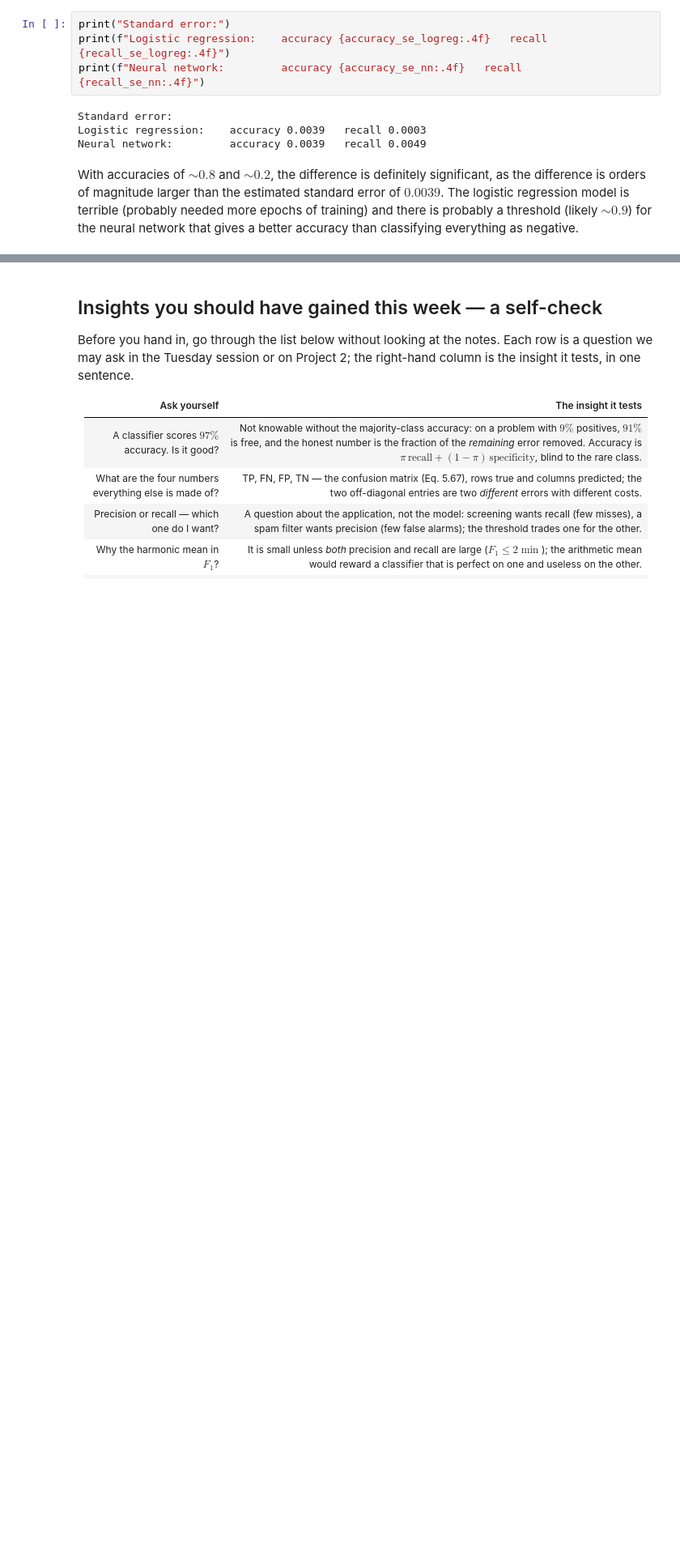
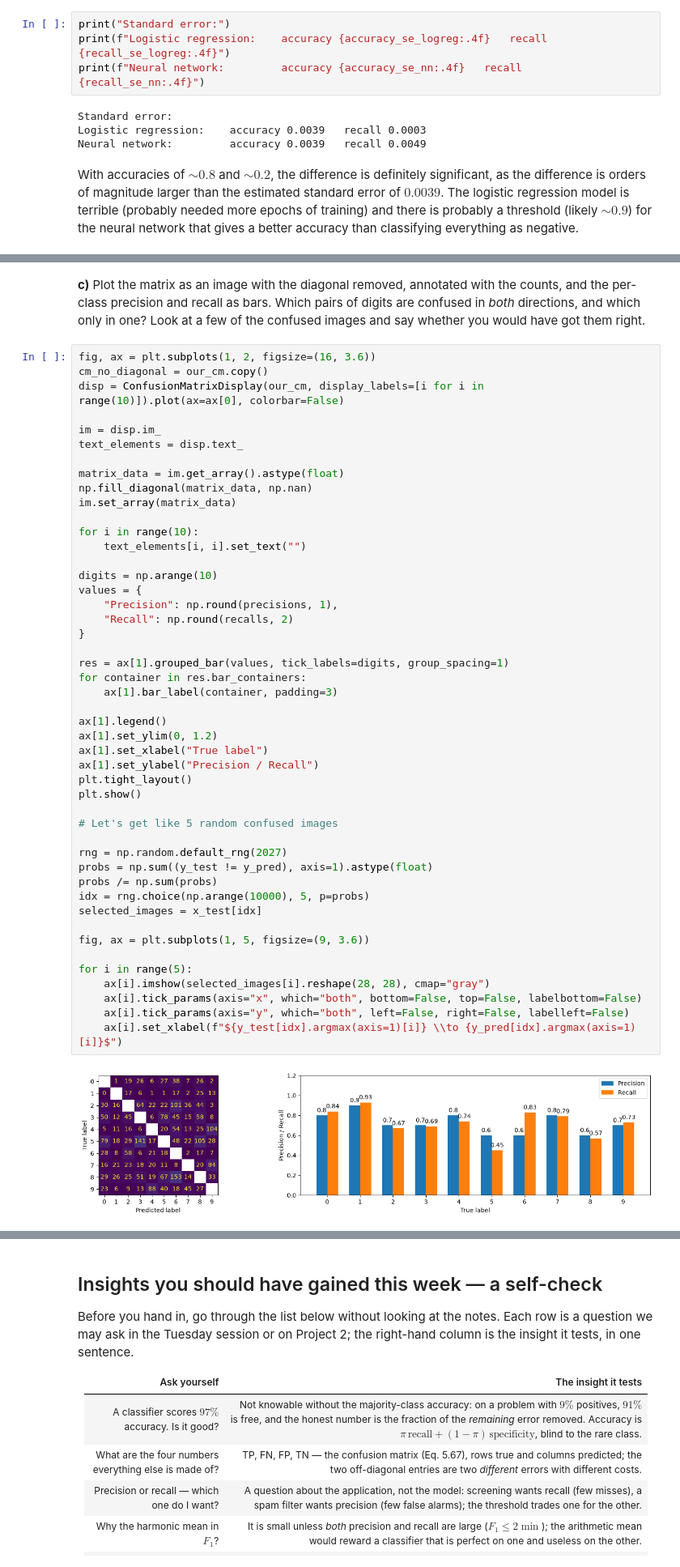
Before and after one commit to leanderlindgren/fys-stk4155_exercises, a Jupyter notebook: exercisesweek43.ipynb, the cells around one changed output, grey strips where cells are left out. Shown at 81% size. Cells and saved outputs as stored; diff of their text form; blank space fills up the shorter version.

```diff
--- a/exercisesweek43.ipynb
+++ b/exercisesweek43.ipynb
@@ -603,0 +738,54 @@ $0.1$ percentage points at $97\%$ accuracy?
+# %% [markdown]
+**c)** Plot the matrix as an image with the diagonal removed, annotated with
+the counts, and the per-class precision and recall as bars. Which pairs of
+digits are confused in *both* directions, and which only in one? Look at a
+few of the confused images and say whether you would have got them right.
+# %%
+fig, ax = plt.subplots(1, 2, figsize=(16, 3.6))
+cm_no_diagonal = our_cm.copy()
+disp = ConfusionMatrixDisplay(our_cm, display_labels=[i for i in range(10)]).plot(ax=ax[0], colorbar=False)
+
+im = disp.im_
+text_elements = disp.text_
+
+matrix_data = im.get_array().astype(float)
+np.fill_diagonal(matrix_data, np.nan)
+im.set_array(matrix_data)
+
+for i in range(10):
+    text_elements[i, i].set_text("")
+
+digits = np.arange(10)
+values = {
+    "Precision": np.round(precisions, 1),
+    "Recall": np.round(recalls, 2)
+}
+
+res = ax[1].grouped_bar(values, tick_labels=digits, group_spacing=1)
+for container in res.bar_containers:
+    ax[1].bar_label(container, padding=3)
+
+ax[1].legend()
+ax[1].set_ylim(0, 1.2)
+ax[1].set_xlabel("True label")
+ax[1].set_ylabel("Precision / Recall")
+plt.tight_layout()
+plt.show()
+
+# Let's get like 5 random confused images
+
+rng = np.random.default_rng(2027)
+probs = np.sum((y_test != y_pred), axis=1).astype(float)
+probs /= np.sum(probs)
+idx = rng.choice(np.arange(10000), 5, p=probs)
+selected_images = x_test[idx]
+
+fig, ax = plt.subplots(1, 5, figsize=(9, 3.6))
+
+for i in range(5):
+    ax[i].imshow(selected_images[i].reshape(28, 28), cmap="gray")
+    ax[i].tick_params(axis="x", which="both", bottom=False, top=False, labelbottom=False)
+    ax[i].tick_params(axis="y", which="both", left=False, right=False, labelleft=False)
+    ax[i].set_xlabel(f"${y_test[idx].argmax(axis=1)[i]} \\to {y_pred[idx].argmax(axis=1)[i]}$")
+# %% [output]
+[figure, added]
```
Also changed, not shown: parts of 12 cells of this notebook.
